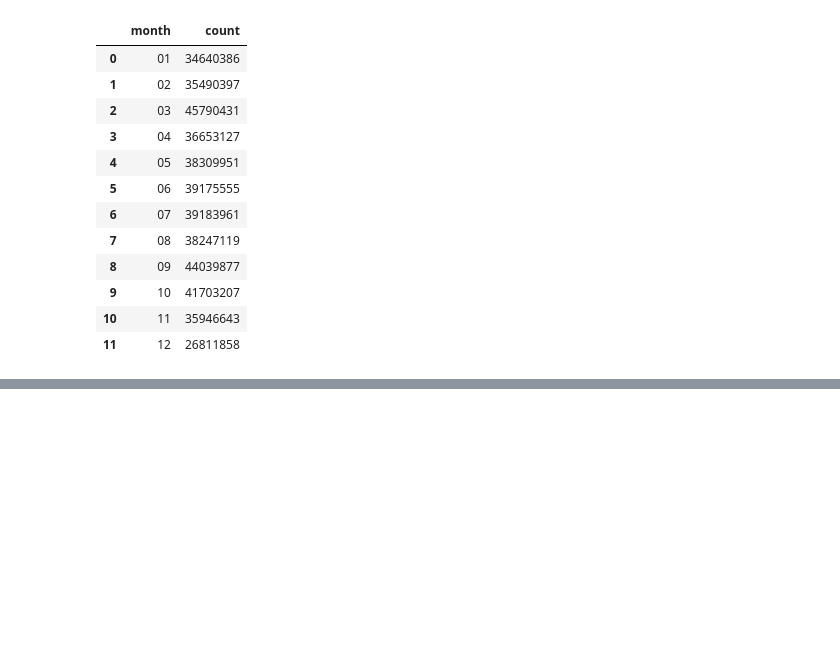
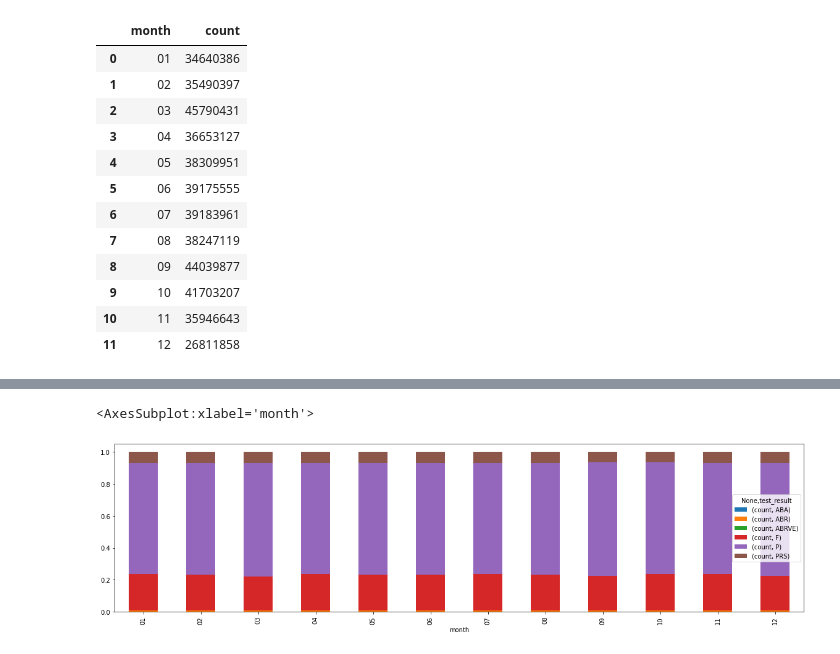
Before and after one commit to michalc/dft-mot-analysis, a Jupyter notebook: explore.ipynb, the cells around one changed output, grey strips where cells are left out. Saved outputs shown, nothing was run; the diff lists cells and outputs as text; code cells hidden in the pictures; blank space fills up the shorter version.

```diff
--- a/explore.ipynb
+++ b/explore.ipynb
@@ -124,0 +125,9 @@ plt.show()
+# %%
+df = pd.read_sql_query("""
+    SELECT strftime('%m', test_date) as month, test_result, count(*) as count
+    FROM tests
+    WHERE test_class_id=4 AND test_date NOT LIKE '2015-%' AND test_date NOT LIKE '2017-%'
+    GROUP BY month, test_result
+    ORDER BY month, test_result
+""", con)
+df
@@ -124,0 +148,8 @@ plt.show()
+# %%
+df_by_month = df.set_index(['month'])
+df_by_month = df_by_month.pivot_table(index=df_by_month.index, columns='test_result')
+df_by_month_normalized = df_by_month.div(df_by_month.sum(axis=1), axis=0)
+df_by_month_normalized.plot.bar(stacked=True, figsize=(20,5))
+# %% [output]
+<AxesSubplot:xlabel='month'>
+[figure, added]
```
Also changed, not shown: parts of 2 cells of this notebook.
